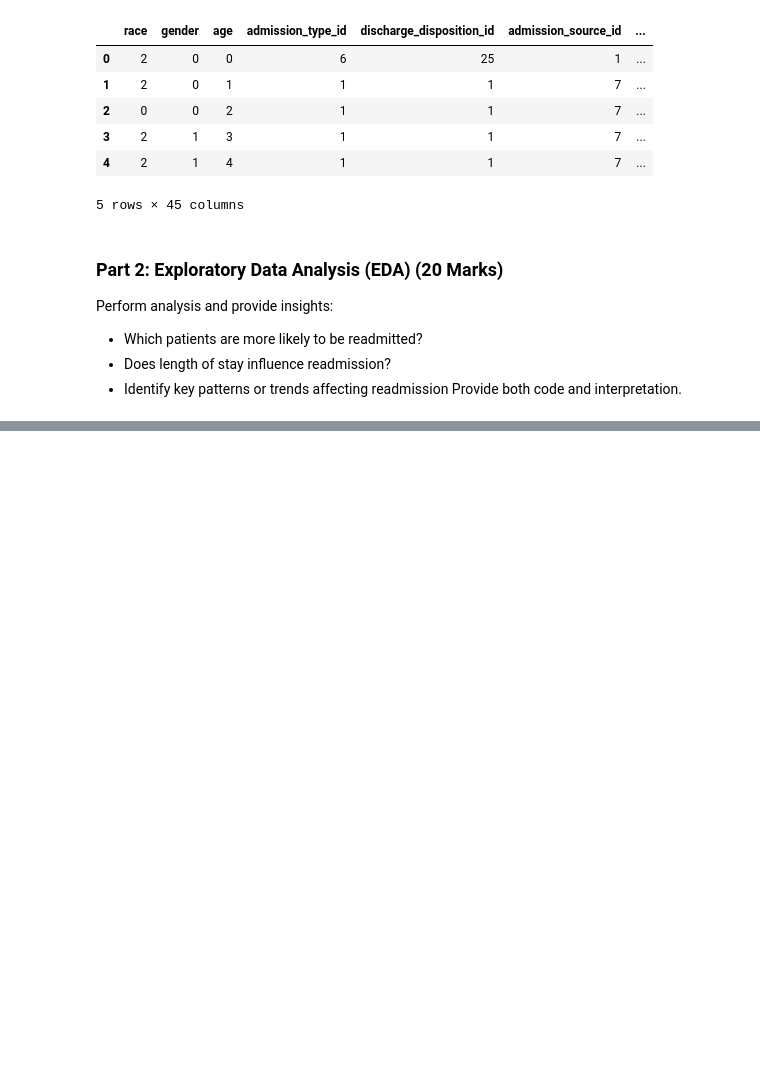
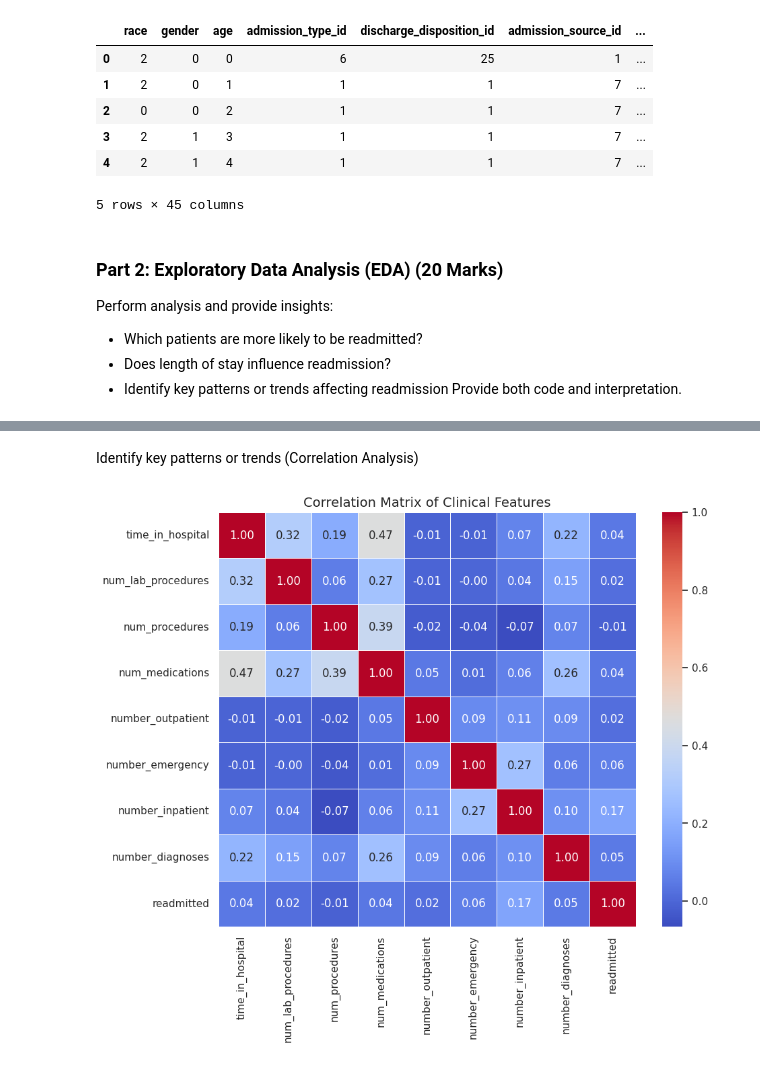
Before and after one commit to emadadnan000/SMIT-AI-DS, a Jupyter notebook: Final Exam.ipynb, the cells around one changed output, grey strips where cells are left out. Saved outputs shown, nothing was run; the diff lists cells and outputs as text; code cells hidden in the pictures; blank space fills up the shorter version.

```diff
--- a/Final Exam.ipynb
+++ b/Final Exam.ipynb
@@ -181,0 +229,16 @@ Provide both code and interpretation.
+# %% [markdown]
+Identify key patterns or trends (Correlation Analysis)
+# %%
+clinical_features = ['time_in_hospital', 'num_lab_procedures', 'num_procedures',
+                     'num_medications', 'number_outpatient', 'number_emergency',
+                     'number_inpatient', 'number_diagnoses', 'readmitted']
+
+plt.figure(figsize=(10, 8))
+correlation = df[clinical_features].corr()
+
+# Plotting the full correlation matrix
+sns.heatmap(correlation, annot=True, cmap='coolwarm', fmt=".2f", linewidths=0.5)
+plt.title('Correlation Matrix of Clinical Features', fontsize=14)
+plt.show()
+# %% [output]
+[figure, added]
```
Also changed, not shown: parts of 31 cells of this notebook.
